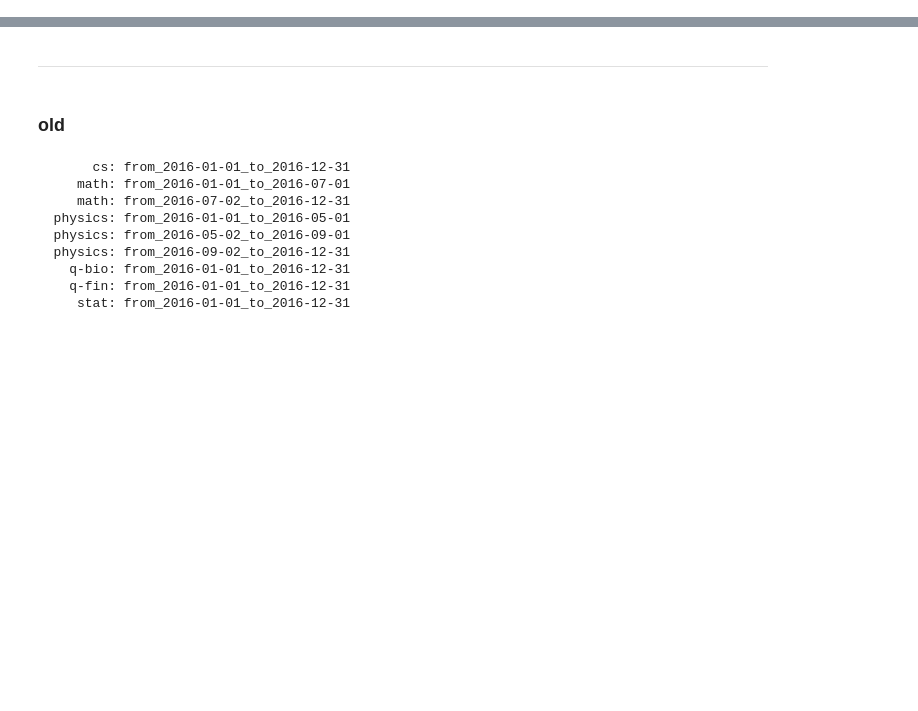
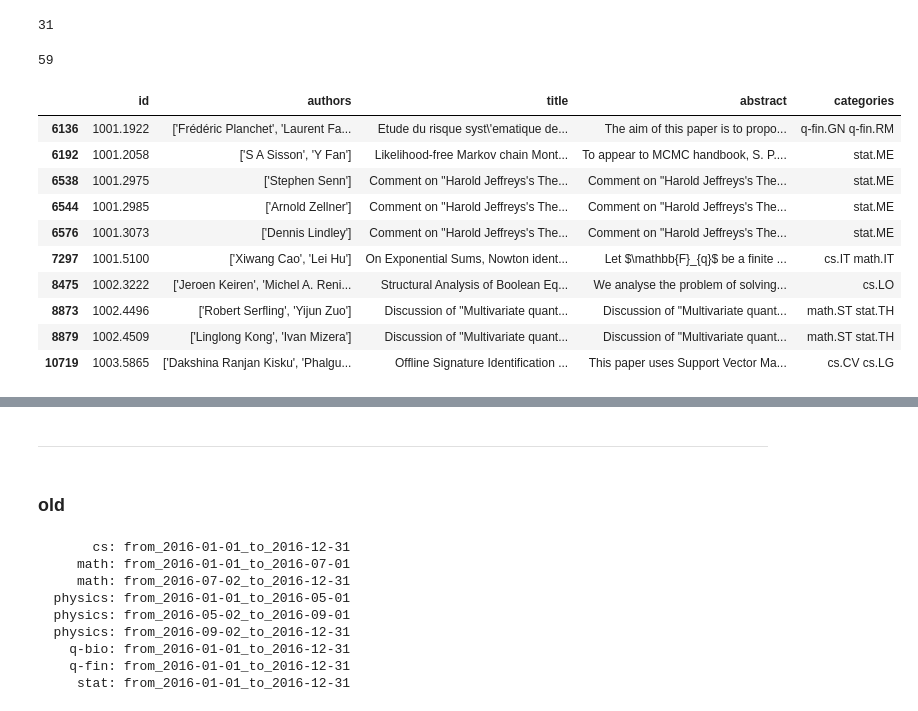
Before and after one commit to olszewskip/ArXiv_Classifier, a Jupyter notebook: arXiv_explore.ipynb, the cells around one changed output, grey strips where cells are left out. Cells and saved outputs as stored; diff of their text form; code cells hidden in the pictures; blank space fills up the shorter version.

Commit message:
Load Remove nans Look for duplicates

```diff
--- a/arXiv_explore.ipynb
+++ b/arXiv_explore.ipynb
@@ -35,0 +48,4 @@ Index([], dtype='object')
+# %%
+# All the NaNs are aligned in empty rows.
+# We can just drop them.
+all_data = all_data.dropna(axis=0, how='any', inplace=False)
@@ -35,0 +65,2 @@ Index([], dtype='object')
+# %%
+all_data = all_data.loc[all_data.abstract.str.len() > 120]
@@ -35,0 +82,5 @@ Index([], dtype='object')
+# %%
+# examine the duplicated abstracts
+duplicated_abstracts = all_data[nonan_all_data.duplicated(subset='abstract')]
+print(len(duplicated_abstracts))
+duplicated_abstracts[:3]
@@ -35,0 +93,25 @@ Index([], dtype='object')
+# %%
+# among the duplicated abstracts many are just "This paper has been withdrawn ..."
+withdrawn = duplicated_abstracts[duplicated_abstracts.abstract.str.contains("^\s+This paper has been withdrawn")]
+print(len(withdrawn))
+# %% [output]
+31
+# %%
+# remove those "withdrawn" from all_data and from duplicated
+all_data = all_data[~all_data.id.isin(withdrawn.id.values)]
+duplicated_abstracts = duplicated_abstracts[~duplicated_abstracts.id.isin(withdrawn.id.values)]
+print(len(duplicated_abstracts))
+duplicated_abstracts[:10]
+# %% [output]
+59
+|  | id | authors | title | abstract | categories |
+| 6136 | 1001.1922 | ['Frédéric Planchet', 'Laurent Fa... | Etude du risque syst\'ematique de... | The aim of this paper is to propo... | q-fin.GN q-fin.RM |
+| 6192 | 1001.2058 | ['S A Sisson', 'Y Fan'] | Likelihood-free Markov chain Mont... | To appear to MCMC handbook, S. P.... | stat.ME |
+| 6538 | 1001.2975 | ['Stephen Senn'] | Comment on "Harold Jeffreys's The... | Comment on "Harold Jeffreys's The... | stat.ME |
+| 6544 | 1001.2985 | ['Arnold Zellner'] | Comment on "Harold Jeffreys's The... | Comment on "Harold Jeffreys's The... | stat.ME |
+| 6576 | 1001.3073 | ['Dennis Lindley'] | Comment on "Harold Jeffreys's The... | Comment on "Harold Jeffreys's The... | stat.ME |
+| 7297 | 1001.5100 | ['Xiwang Cao', 'Lei Hu'] | On Exponential Sums, Nowton ident... | Let $\mathbb{F}_{q}$ be a finite ... | cs.IT math.IT |
+| 8475 | 1002.3222 | ['Jeroen Keiren', 'Michel A. Reni... | Structural Analysis of Boolean Eq... | We analyse the problem of solving... | cs.LO |
+| 8873 | 1002.4496 | ['Robert Serfling', 'Yijun Zuo'] | Discussion of "Multivariate quant... | Discussion of "Multivariate quant... | math.ST stat.TH |
+| 8879 | 1002.4509 | ['Linglong Kong', 'Ivan Mizera'] | Discussion of "Multivariate quant... | Discussion of "Multivariate quant... | math.ST stat.TH |
+| 10719 | 1003.5865 | ['Dakshina Ranjan Kisku', 'Phalgu... | Offline Signature Identification ... | This paper uses Support Vector Ma... | cs.CV cs.LG |
```
Also changed, not shown: parts of 21 cells of this notebook.
